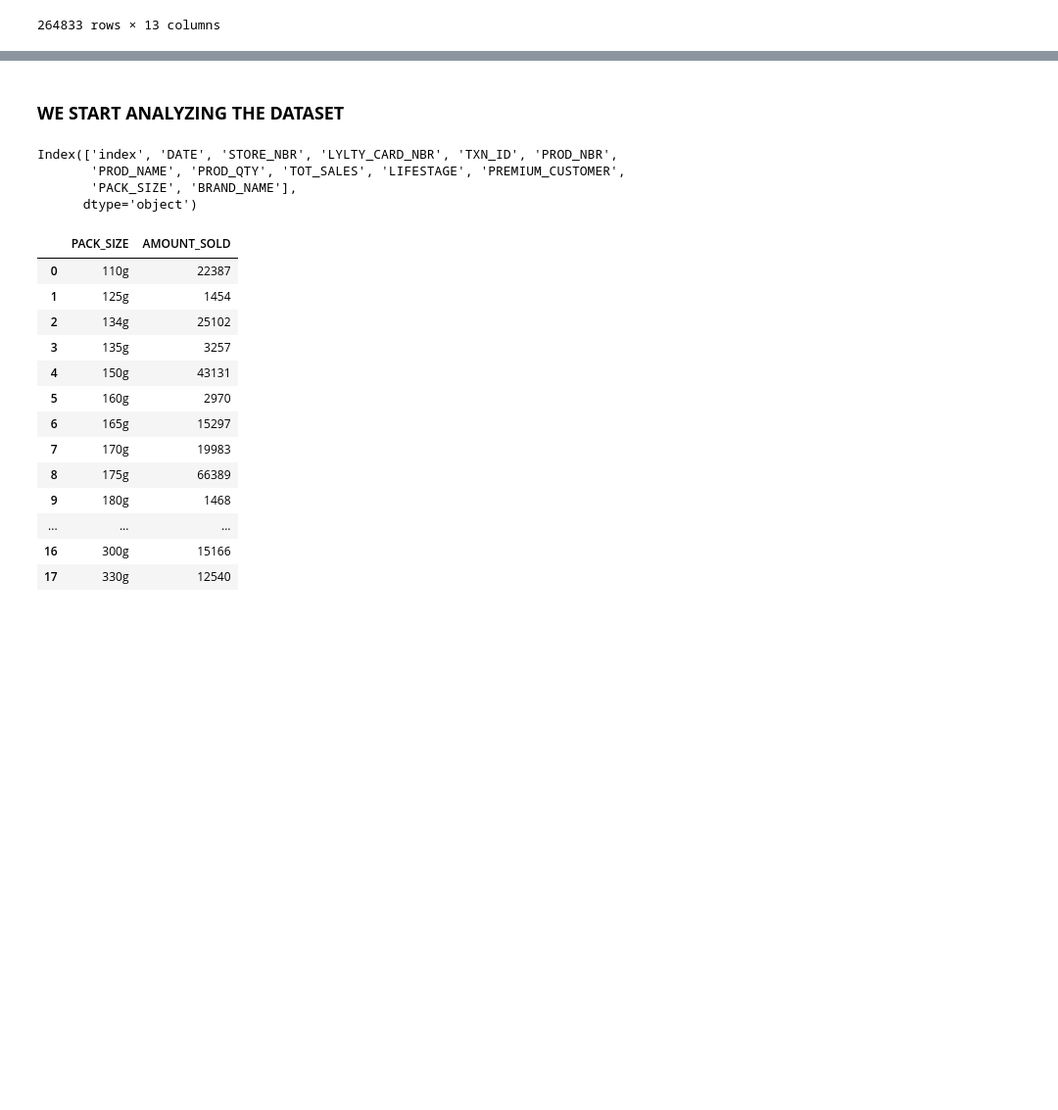
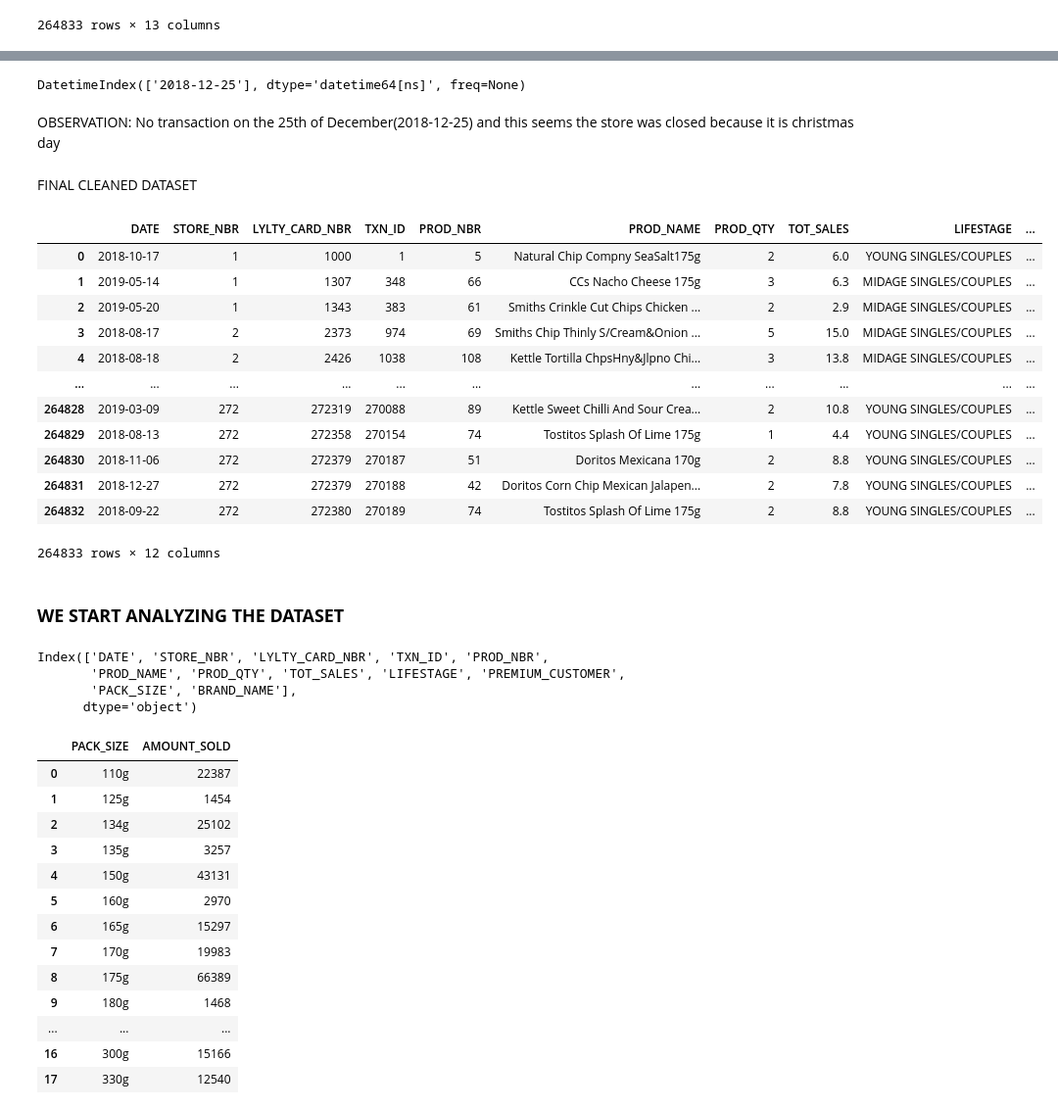
Before and after one commit to wa-le/Quantium-Forage-Virtual-Internship, a Jupyter notebook: my_quantium_vi.ipynb, the cells around one changed output, grey strips where cells are left out. Shown: that part at 98% size. Drawn from its saved outputs; the diff is of its cells as text; code cells hidden in the pictures; blank space fills up the shorter version.

```diff
--- a/my_quantium_vi.ipynb
+++ b/my_quantium_vi.ipynb
@@ -488,3 +488,16 @@ df_chips
 | 264831 | 264833 | 43461 | 272 | 272379 | 270188 | 42 | Doritos Corn Chip Mexican Jalapen... | 2 | 7.8 | ... |
 | 264832 | 264834 | 43365 | 272 | 272380 | 270189 | 74 | Tostitos Splash Of Lime 175g | 2 | 8.8 | ... |
 264833 rows × 13 columns
+# %%
+df_chips = df_chips.drop(['index'], axis=1)
+# %%
+# Change data format
+from datetime import date, timedelta
+
+start = date(1899, 12, 30)
+format_new_date = []
+for the_date in df_chips["DATE"]:
+  the_delta = timedelta(the_date)
+  format_new_date.append(start + the_delta)
+# %%
+df_chips["DATE"] = pd.to_datetime(pd.Series(format_new_date))
@@ -490,0 +514,26 @@ df_chips
+# %%
+# no transaction date
+pd.date_range(start=df_chips["DATE"].min(), end=df_chips["DATE"].max()).difference(df_chips["DATE"])
+# %% [output]
+DatetimeIndex(['2018-12-25'], dtype='datetime64[ns]', freq=None)
+# %% [markdown]
+OBSERVATION:
+No transaction on the 25th of December(2018-12-25) and this seems the store was closed because it is christmas day
+# %% [markdown]
+FINAL CLEANED DATASET
+# %%
+df_chips
+# %% [output]
+|  | DATE | STORE_NBR | LYLTY_CARD_NBR | TXN_ID | PROD_NBR | PROD_NAME | PROD_QTY | TOT_SALES | LIFESTAGE | ... |
+| 0 | 2018-10-17 | 1 | 1000 | 1 | 5 | Natural Chip Compny SeaSalt175g | 2 | 6.0 | YOUNG SINGLES/COUPLES | ... |
+| 1 | 2019-05-14 | 1 | 1307 | 348 | 66 | CCs Nacho Cheese 175g | 3 | 6.3 | MIDAGE SINGLES/COUPLES | ... |
+| 2 | 2019-05-20 | 1 | 1343 | 383 | 61 | Smiths Crinkle Cut Chips Chicken ... | 2 | 2.9 | MIDAGE SINGLES/COUPLES | ... |
+| 3 | 2018-08-17 | 2 | 2373 | 974 | 69 | Smiths Chip Thinly S/Cream&Onion ... | 5 | 15.0 | MIDAGE SINGLES/COUPLES | ... |
+| 4 | 2018-08-18 | 2 | 2426 | 1038 | 108 | Kettle Tortilla ChpsHny&Jlpno Chi... | 3 | 13.8 | MIDAGE SINGLES/COUPLES | ... |
+| ... | ... | ... | ... | ... | ... | ... | ... | ... | ... | ... |
+| 264828 | 2019-03-09 | 272 | 272319 | 270088 | 89 | Kettle Sweet Chilli And Sour Crea... | 2 | 10.8 | YOUNG SINGLES/COUPLES | ... |
+| 264829 | 2018-08-13 | 272 | 272358 | 270154 | 74 | Tostitos Splash Of Lime 175g | 1 | 4.4 | YOUNG SINGLES/COUPLES | ... |
+| 264830 | 2018-11-06 | 272 | 272379 | 270187 | 51 | Doritos Mexicana 170g | 2 | 8.8 | YOUNG SINGLES/COUPLES | ... |
+| 264831 | 2018-12-27 | 272 | 272379 | 270188 | 42 | Doritos Corn Chip Mexican Jalapen... | 2 | 7.8 | YOUNG SINGLES/COUPLES | ... |
+| 264832 | 2018-09-22 | 272 | 272380 | 270189 | 74 | Tostitos Splash Of Lime 175g | 2 | 8.8 | YOUNG SINGLES/COUPLES | ... |
+264833 rows × 12 columns
@@ -493,7 +545,7 @@ df_chips
 # %%
 df_chips.columns
 # %% [output]
-Index(['index', 'DATE', 'STORE_NBR', 'LYLTY_CARD_NBR', 'TXN_ID', 'PROD_NBR',
+Index(['DATE', 'STORE_NBR', 'LYLTY_CARD_NBR', 'TXN_ID', 'PROD_NBR',
        'PROD_NAME', 'PROD_QTY', 'TOT_SALES', 'LIFESTAGE', 'PREMIUM_CUSTOMER',
        'PACK_SIZE', 'BRAND_NAME'],
       dtype='object')
```
Also changed, not shown: parts of 4 cells of this notebook.
